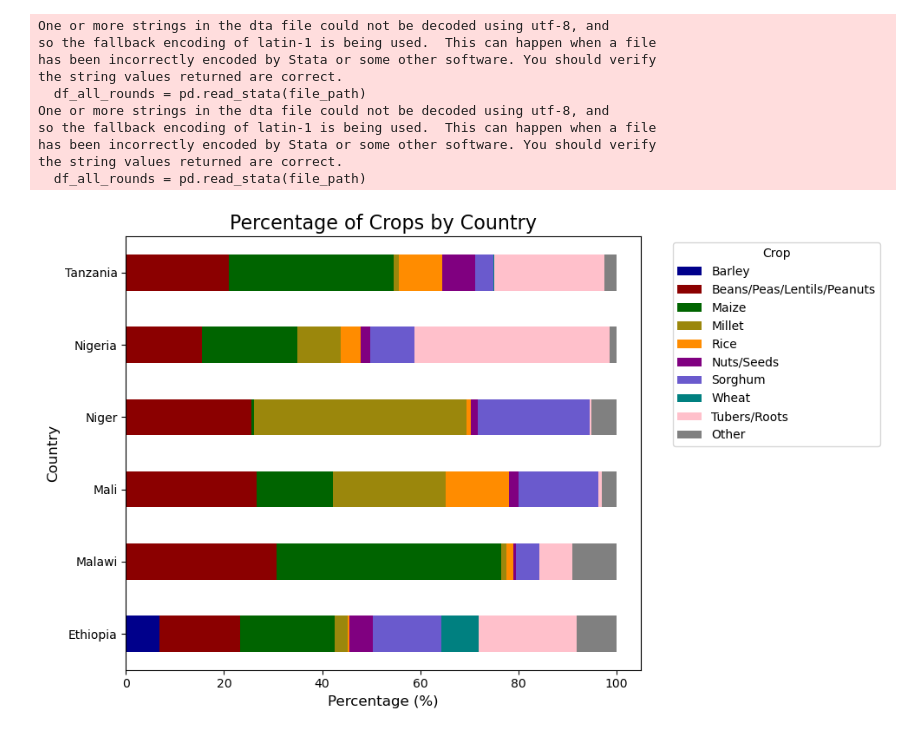
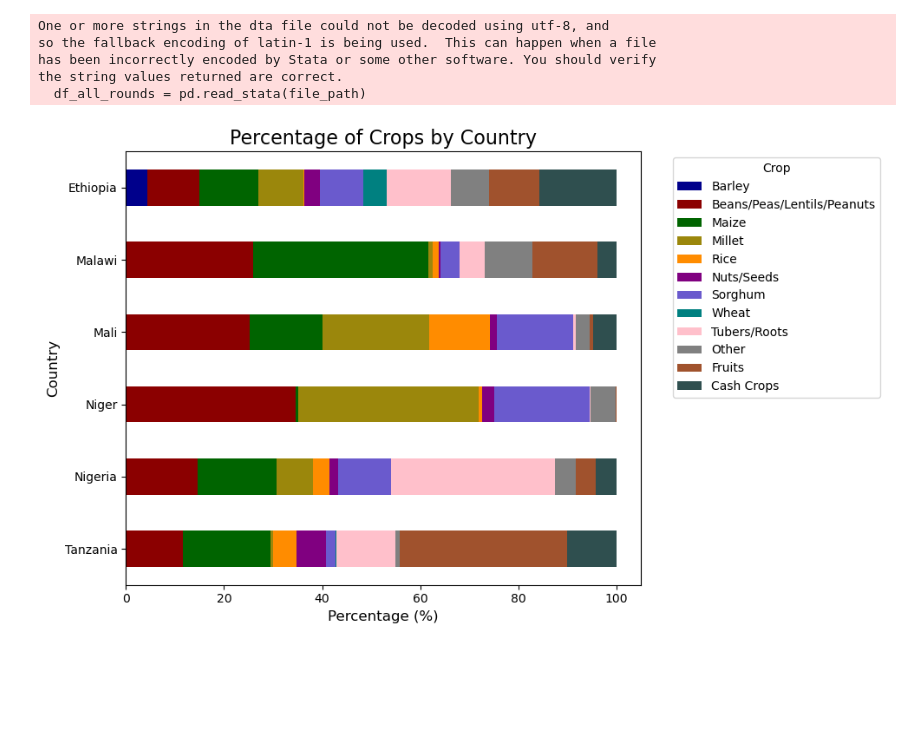
Before and after one commit to AIDELabAZ/lsms_ag_prod, a Jupyter notebook: analysis/graphs and tables/percent_of_plot_by_crop_figure.ipynb, the cells around one changed output. Saved outputs shown, nothing was run; the diff lists cells and outputs as text; code cells hidden in the pictures; blank space fills up the shorter version.

Commit message:
updated graph, included fruits and cash crops

```diff
--- a/analysis/graphs and tables/percent_of_plot_by_crop_figure.ipynb
+++ b/analysis/graphs and tables/percent_of_plot_by_crop_figure.ipynb
@@ -6,7 +18,7 @@ import pandas as pd
 import matplotlib.pyplot as plt
 # %%
 # specify the file path to the data
-file_path = '/Users/rodrigoguerra/Library/CloudStorage/OneDrive-UniversityofArizona/weather_and_agriculture/lsms_base/countries/aggregate/allrounds_final_year.dta'
+file_path = '/Users/rodrigoguerra/Library/CloudStorage/OneDrive-UniversityofArizona/weather_and_agriculture/lsms_base/countries/aggregate/allrounds_final_weather_cp.dta'
 
 # read the file
 df_all_rounds = pd.read_stata(file_path)
@@ -16,11 +28,6 @@ so the fallback encoding of latin-1 is being used.  This can happen when a file
 has been incorrectly encoded by Stata or some other software. You should verify
 the string values returned are correct.
   df_all_rounds = pd.read_stata(file_path)
-One or more strings in the dta file could not be decoded using utf-8, and
-so the fallback encoding of latin-1 is being used.  This can happen when a file
-has been incorrectly encoded by Stata or some other software. You should verify
-the string values returned are correct.
-  df_all_rounds = pd.read_stata(file_path)
 # %%
 # drop if crop = missing
 df_all_rounds = df_all_rounds[df_all_rounds['crop'].notnull()]
@@ -42,7 +49,7 @@ reshape_df = df_all_rounds.pivot(index = "country", columns = "crop", values = "
 # %%
 # set order crop categories
 all_crops = ['Barley', 'Beans/Peas/Lentils/Peanuts', 'Maize', 'Millet',
-             'Rice', 'Nuts/Seeds', 'Sorghum', 'Wheat', 'Tubers/Roots', 'Other']
+             'Rice', 'Nuts/Seeds', 'Sorghum', 'Wheat', 'Tubers/Roots', 'Other', 'Fruits', 'Cash Crops']
 
 # reshape and reindex to include all crops
 reshape_df = df_all_rounds.pivot(index = "country", columns = "crop", values = "percent_crop").fillna(0)
@@ -50,38 +57,43 @@ reshape_df = reshape_df.reindex(columns = all_crops, fill_value = 0)
 
 # now assing colors based on crop
 crop_colors = {
-    'Barley': "#00008B",  # dark blue
-    'Beans/Peas/Lentils/Peanuts': "#8B0000",  # dark red
-    'Maize': "#006400",  # dark green
-    'Millet': "#9B870C",  # dark yellow
-    'Rice': "#FF8C00",  # dark orange
+    'Barley': "#00008B",
+    'Beans/Peas/Lentils/Peanuts': "#8B0000",
+    'Maize': "#006400",
+    'Millet': "#9B870C",
+    'Rice': "#FF8C00",
     'Nuts/Seeds': "purple",
     'Sorghum': "#6A5ACD",
-    'Wheat': "#008080", # dark teal
+    'Wheat': "#008080",
     'Tubers/Roots': "pink",
-    'Other': "gray"
+    'Other': "gray",
+    'Fruits': "#A0522D",
+    'Cash Crops': "#2F4F4F"
 }
 
 # extract the colors in the same order as columns
 colors = [crop_colors[crop] for crop in reshape_df.columns]
 # %%
+# sort countries alphabetically (top to bottom on the plot)
+reshape_df = reshape_df.sort_index(ascending = False)
+
 # plot the bar graph
 reshape_df.plot(
-    kind="barh",
-    stacked=True,
-    figsize=(10, 6),
-    color=colors
+    kind = "barh",
+    stacked = True,
+    figsize = (10, 6),
+    color = colors
 )
 
-plt.title("Percentage of Crops by Country", fontsize=16)
-plt.xlabel("Percentage (%)", fontsize=12)
-plt.ylabel("Country", fontsize=12)
-plt.legend(title="Crop", bbox_to_anchor=(1.05, 1), loc="upper left")
+plt.title("Percentage of Crops by Country", fontsize = 16)
+plt.xlabel("Percentage (%)", fontsize = 12)
+plt.ylabel("Country", fontsize = 12)
+plt.legend(title = "Crop", bbox_to_anchor = (1.05, 1), loc = "upper left")
 plt.tight_layout()
 
 file_path_output = '/Users/rodrigoguerra/Library/CloudStorage/OneDrive-UniversityofArizona/ag_prod/graphs&tables/figures/percentage_of_crop_by_country_fig.pdf'
-plt.savefig(file_path_output, format="pdf", dpi=300)
+plt.savefig(file_path_output, format = "pdf", dpi = 300)
 
 plt.show()
 # %% [output]
-[figure, old version]
+[figure, new version]
```
Also changed, not shown: parts of 1 cell of this notebook.
